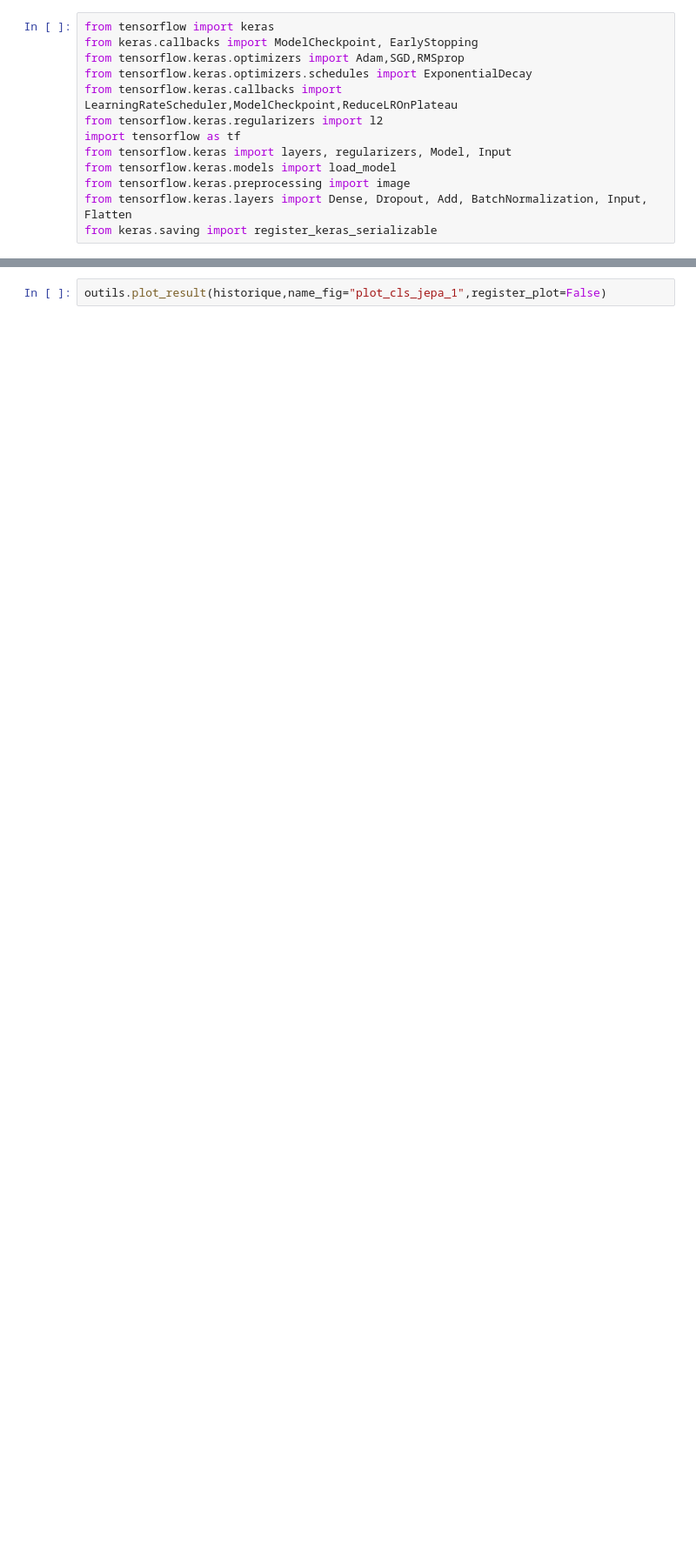
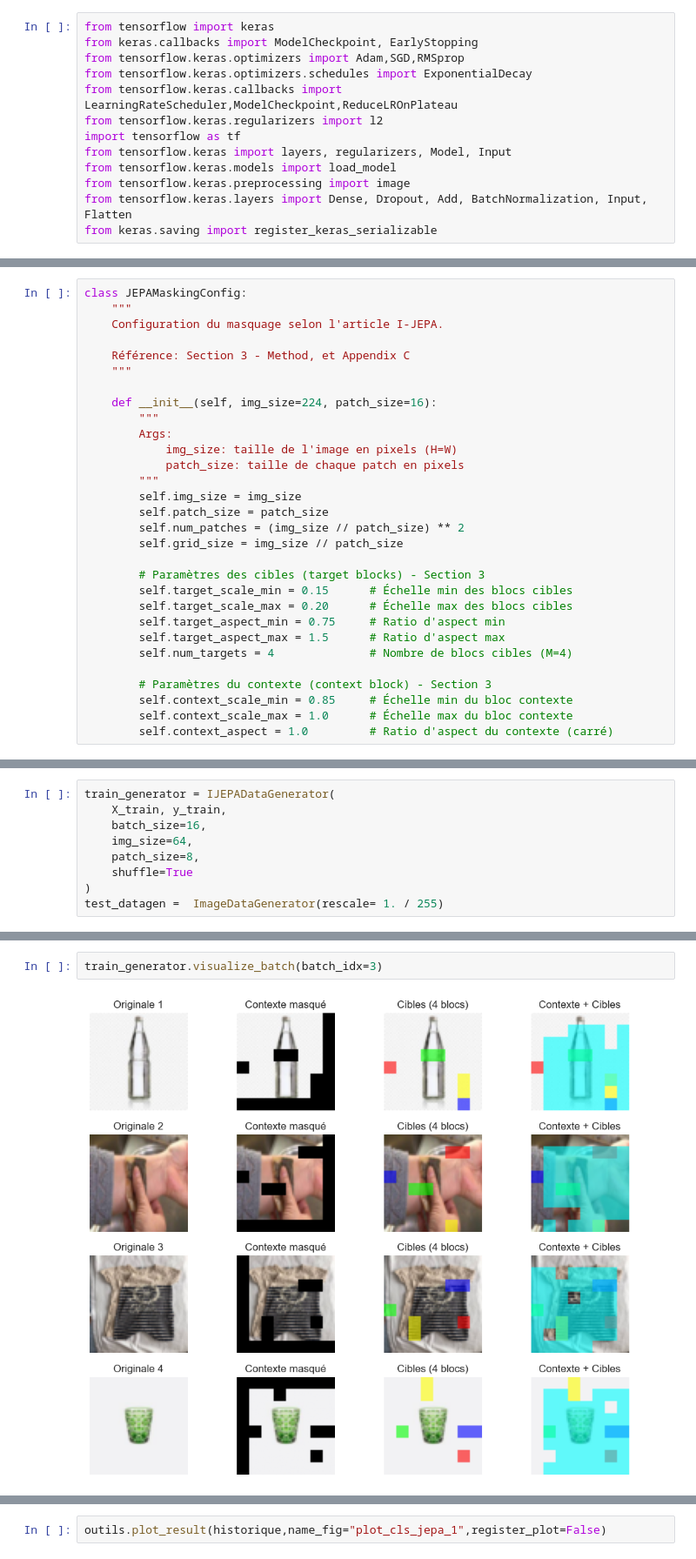
Before and after one commit to soirfaneabdallah/GestionsDechet, a Jupyter notebook: jepa_cls.ipynb, the cells around one changed output, grey strips where cells are left out. Shown at 87% size. Cells and saved outputs as stored; diff of their text form; blank space fills up the shorter version.

```diff
--- a/jepa_cls.ipynb
+++ b/jepa_cls.ipynb
@@ -125 +137,31 @@ def build_classifier(embed_dim=EMBED_DIM, num_classes=NUM_CLASSES):
     return Model(inputs, outputs, name='classifier')
+# %%
+class JEPAMaskingConfig:
+    """
+    Configuration du masquage selon l'article I-JEPA.
+
+    Référence: Section 3 - Method, et Appendix C
+    """
+
+    def __init__(self, img_size=224, patch_size=16):
+        """
+        Args:
+            img_size: taille de l'image en pixels (H=W)
+            patch_size: taille de chaque patch en pixels
+        """
+        self.img_size = img_size
+        self.patch_size = patch_size
+        self.num_patches = (img_size // patch_size) ** 2
+        self.grid_size = img_size // patch_size
+
+        # Paramètres des cibles (target blocks) - Section 3
+        self.target_scale_min = 0.15      # Échelle min des blocs cibles
+        self.target_scale_max = 0.20      # Échelle max des blocs cibles
+        self.target_aspect_min = 0.75     # Ratio d'aspect min
+        self.target_aspect_max = 1.5      # Ratio d'aspect max
+        self.num_targets = 4              # Nombre de blocs cibles (M=4)
+
+        # Paramètres du contexte (context block) - Section 3
+        self.context_scale_min = 0.85     # Échelle min du bloc contexte
+        self.context_scale_max = 1.0      # Échelle max du bloc contexte
+        self.context_aspect = 1.0         # Ratio d'aspect du contexte (carré)
@@ -125,0 +489,9 @@ def build_classifier(embed_dim=EMBED_DIM, num_classes=NUM_CLASSES):
+# %%
+train_generator = IJEPADataGenerator(
+    X_train, y_train,
+    batch_size=16,
+    img_size=64,
+    patch_size=8,
+    shuffle=True
+)
+test_datagen =  ImageDataGenerator(rescale= 1. / 255)
@@ -125,0 +500,4 @@ def build_classifier(embed_dim=EMBED_DIM, num_classes=NUM_CLASSES):
+# %%
+train_generator.visualize_batch(batch_idx=3)
+# %% [output]
+[figure, added]
```
Also changed, not shown: parts of 30 cells of this notebook.
